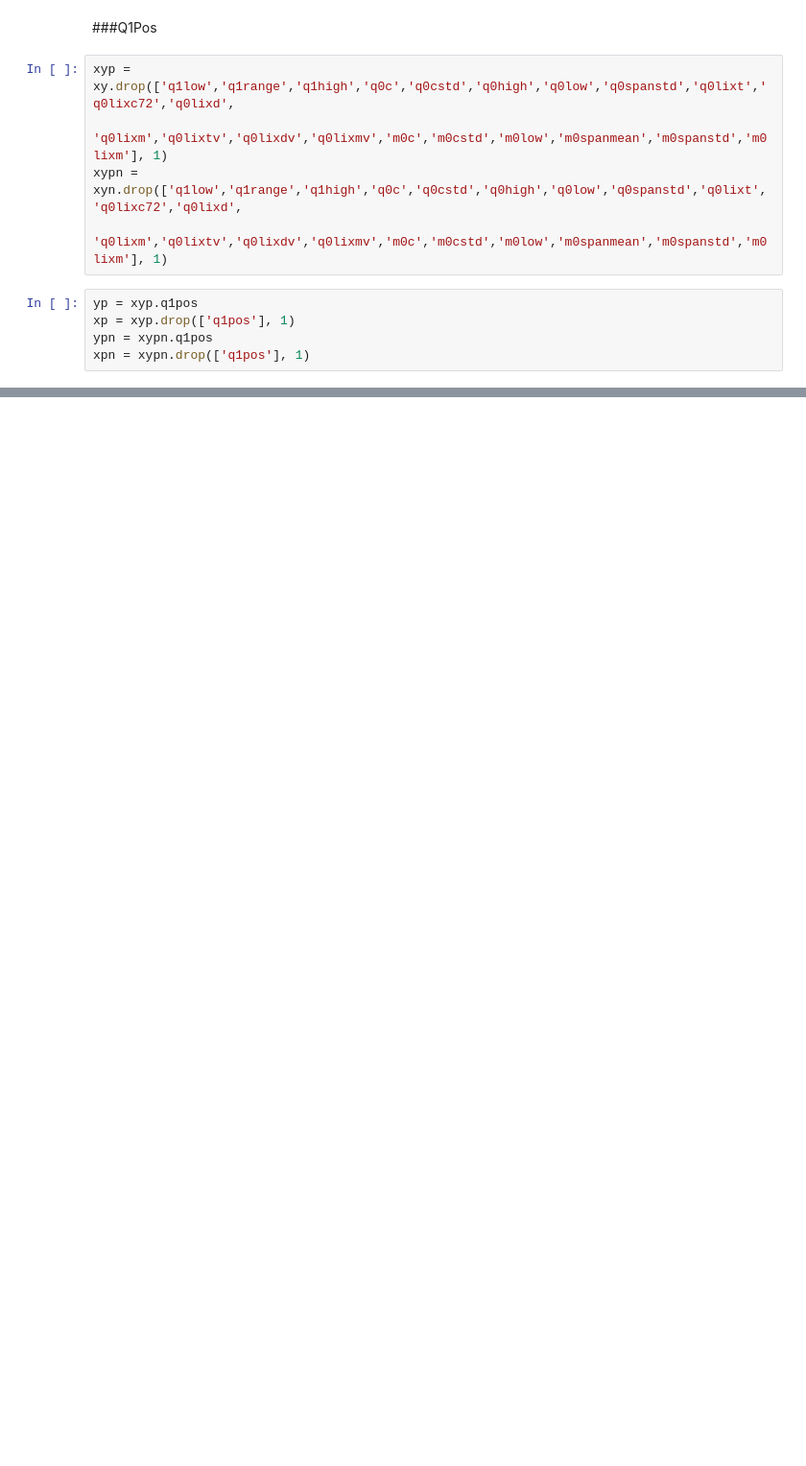
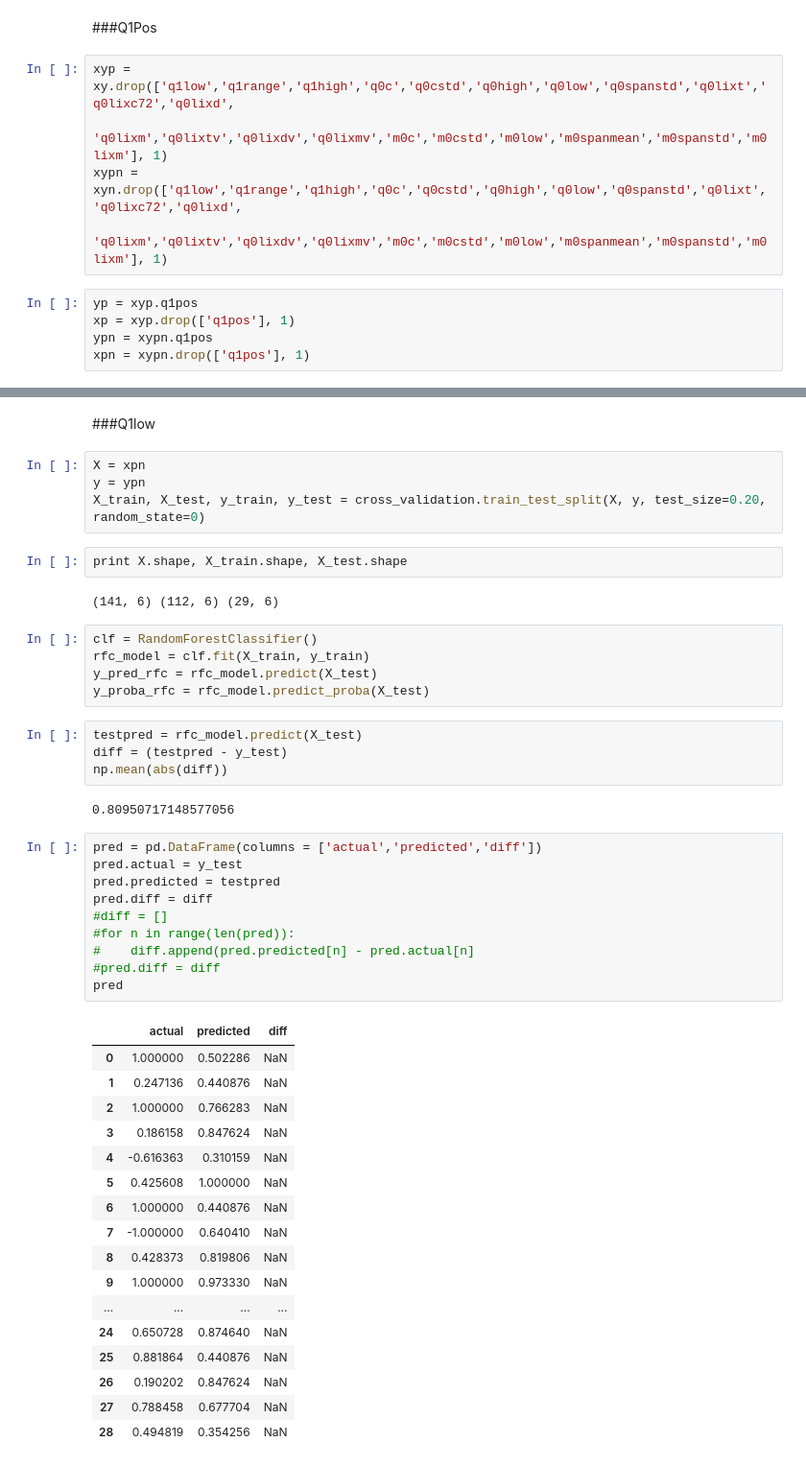
Before and after one commit to marcolunardi/metis, a Jupyter notebook: kojak_work/options_project_analysis.ipynb, the cells around one changed output, grey strips where cells are left out. Shown at 96% size. Cells and saved outputs as stored; diff of their text form; blank space fills up the shorter version.

```diff
--- a/kojak_work/options_project_analysis.ipynb
+++ b/kojak_work/options_project_analysis.ipynb
@@ -1592,0 +1760,49 @@ xpn.columns.values
+# %% [markdown]
+###Q1low
+# %%
+X = xpn
+y = ypn
+X_train, X_test, y_train, y_test = cross_validation.train_test_split(X, y, test_size=0.20, random_state=0)
+# %%
+print X.shape, X_train.shape, X_test.shape
+# %% [output]
+(141, 6) (112, 6) (29, 6)
+# %%
+clf = RandomForestClassifier()
+rfc_model = clf.fit(X_train, y_train)
+y_pred_rfc = rfc_model.predict(X_test)
+y_proba_rfc = rfc_model.predict_proba(X_test)
+# %%
+testpred = rfc_model.predict(X_test)
+diff = (testpred - y_test)
+np.mean(abs(diff))
+# %% [output]
+0.80950717148577056
+# %%
+pred = pd.DataFrame(columns = ['actual','predicted','diff'])
+pred.actual = y_test
+pred.predicted = testpred
+pred.diff = diff
+#diff = []
+#for n in range(len(pred)):
+#    diff.append(pred.predicted[n] - pred.actual[n]
+#pred.diff = diff
+pred
+# %% [output]
+|  | actual | predicted | diff |
+| 0 | 1.000000 | 0.502286 | NaN |
+| 1 | 0.247136 | 0.440876 | NaN |
+| 2 | 1.000000 | 0.766283 | NaN |
+| 3 | 0.186158 | 0.847624 | NaN |
+| 4 | -0.616363 | 0.310159 | NaN |
+| 5 | 0.425608 | 1.000000 | NaN |
+| 6 | 1.000000 | 0.440876 | NaN |
+| 7 | -1.000000 | 0.640410 | NaN |
+| 8 | 0.428373 | 0.819806 | NaN |
+| 9 | 1.000000 | 0.973330 | NaN |
+| ... | ... | ... | ... |
+| 24 | 0.650728 | 0.874640 | NaN |
+| 25 | 0.881864 | 0.440876 | NaN |
+| 26 | 0.190202 | 0.847624 | NaN |
+| 27 | 0.788458 | 0.677704 | NaN |
+| 28 | 0.494819 | 0.354256 | NaN |
```
Also changed, not shown: parts of 35 cells of this notebook.
